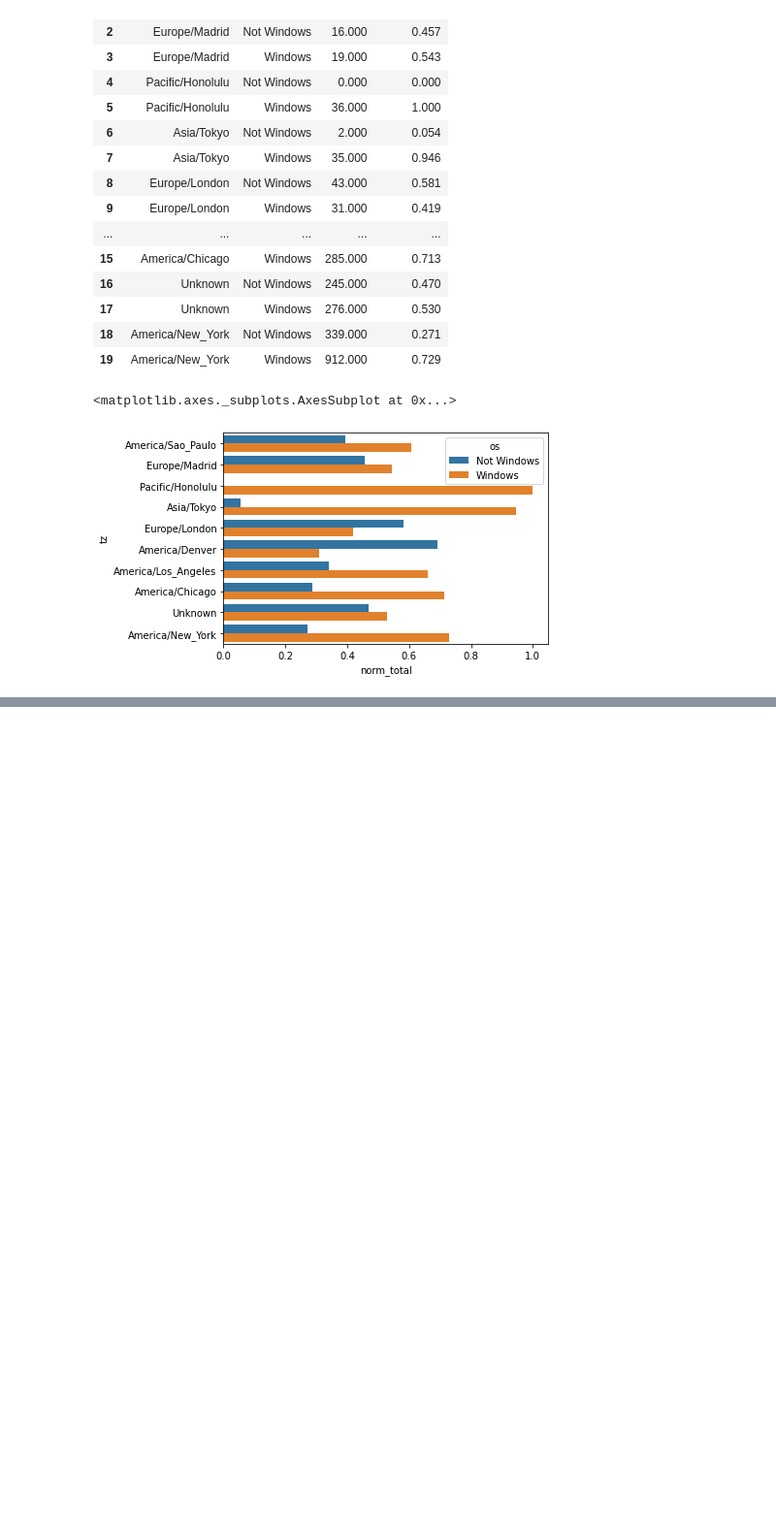
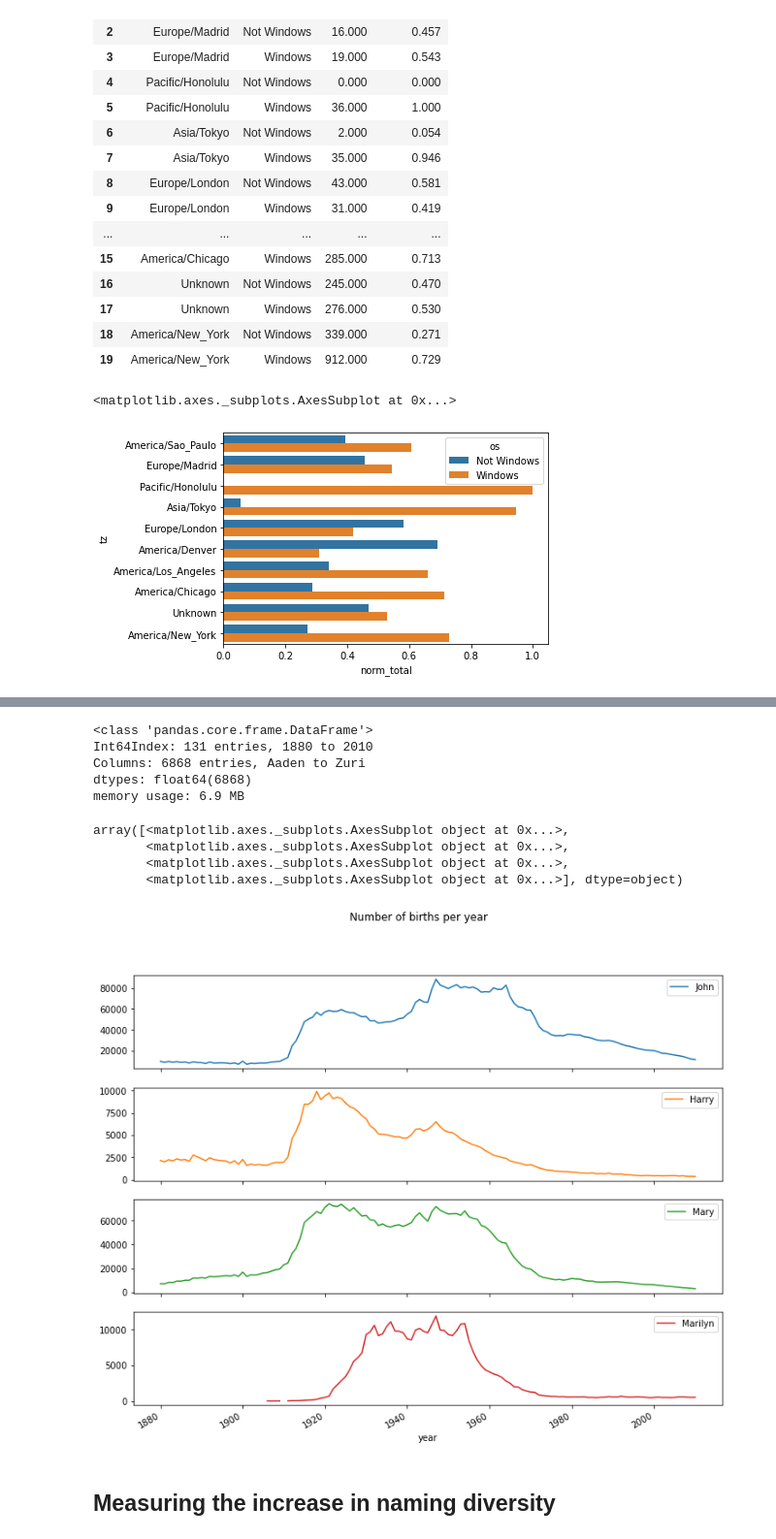
Before and after one commit to walidsi/data-science, a Jupyter notebook: Python/Python for Data Analysis/py_data_analysis_2.ipynb, the cells around one changed output, grey strips where cells are left out. Shown at 97% size. Drawn from its saved outputs; the diff is of its cells as text; code cells hidden in the pictures; blank space fills up the shorter version.

```diff
--- a/Python/Python for Data Analysis/py_data_analysis_2.ipynb
+++ b/Python/Python for Data Analysis/py_data_analysis_2.ipynb
@@ -432,0 +857,20 @@ sns.barplot(x='norm_total', y='tz', hue='os', data=count_subset)
+# %%
+total_births = top1000.pivot_table('births', index='year', columns='name', aggfunc=sum)
+total_births.info()
+# %% [output]
+<class 'pandas.core.frame.DataFrame'>
+Int64Index: 131 entries, 1880 to 2010
+Columns: 6868 entries, Aaden to Zuri
+dtypes: float64(6868)
+memory usage: 6.9 MB
+# %%
+subset = total_births[['John', 'Harry', 'Mary', 'Marilyn']]
+subset.plot(subplots=True, figsize=(12, 10), grid=False, title="Number of births per year")
+# %% [output]
+array([<matplotlib.axes._subplots.AxesSubplot object at 0x...>,
+       <matplotlib.axes._subplots.AxesSubplot object at 0x...>,
+       <matplotlib.axes._subplots.AxesSubplot object at 0x...>,
+       <matplotlib.axes._subplots.AxesSubplot object at 0x...>], dtype=object)
+[figure, added]
+# %% [markdown]
+## Measuring the increase in naming diversity
```
Also changed, not shown: parts of 42 cells of this notebook.
